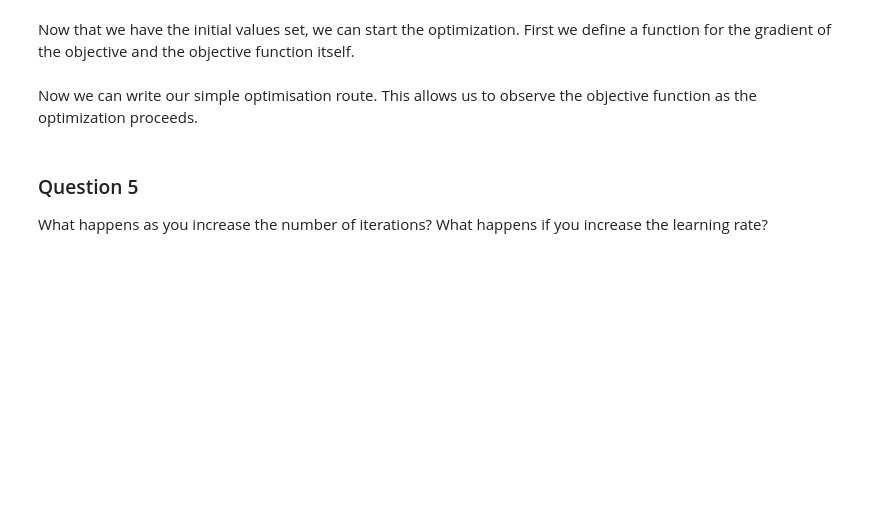
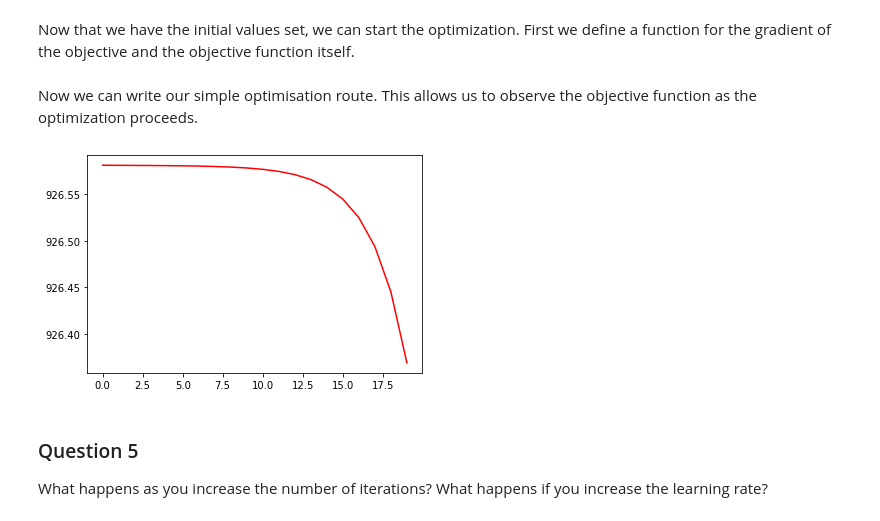
Before and after one commit to Lone5267/MLAI, a Jupyter notebook: Lab 2 - Objective Functions.ipynb, the cells around one changed output. Cells and saved outputs as stored; diff of their text form; code cells hidden in the pictures; blank space fills up the shorter version.

```diff
--- a/Lab 2 - Objective Functions.ipynb
+++ b/Lab 2 - Objective Functions.ipynb
@@ -256,8 +265,3 @@ In the steepest descent algorithm we aim to minimize the objective function by s
 ### Initialisation
 
 To start with though, we need initial values for the matrix $\mathbf{U}$ and the matrix $\mathbf{V}$. Let's create them as `pandas` data frames and initialise them randomly with small values.
-# %%
-q = 2 # the dimension of our map of the 'library'
-learn_rate = 0.01
-U = pd.DataFrame(np.random.normal(size=(nUsersInExample, q))*0.001, index=my_batch_users)
-V = pd.DataFrame(np.random.normal(size=(n_movies, q))*0.001, index=indexes_unique_movies)
@@ -264,7 +270,7 @@ V = pd.DataFrame(np.random.normal(size=(n_movies, q))*0.001, index=indexes_uniqu
 # %% [markdown]
 Now that we have the initial values set, we can start the optimization. First we define a function for the gradient of the objective and the objective function itself.
 # %%
-def objective_gradient(Y, U, V):
+def objective_gradient(Y, U, V, objs):
     gU = pd.DataFrame(np.zeros((U.shape)), index=U.index)
     gV = pd.DataFrame(np.zeros((V.shape)), index=V.index)
     obj = 0.
@@ -279,16 +285,26 @@ def objective_gradient(Y, U, V):
         obj += diff*diff
         gU.loc[user] += 2*diff*V.loc[film]
         gV.loc[film] += 2*diff*U.loc[user]
-    return obj, gU, gV
+    objs.append(obj)
+    return gU, gV
 # %% [markdown]
 Now we can write our simple optimisation route. This allows us to observe the objective function as the optimization proceeds.
-# %%
-iterations = 20
-for i in range(iterations):
-    obj, gU, gV = objective_gradient(Y, U, V)
-    print("Iteration", i, "Objective function: ", obj)
-    U -= learn_rate*gU
-    V -= learn_rate*gV
+# %%
+def run_gradient(iterations, learn_rate):
+    objs = []
+    U = pd.DataFrame(np.random.normal(size=(nUsersInExample, q))*0.001, index=my_batch_users)
+    V = pd.DataFrame(np.random.normal(size=(n_movies, q))*0.001, index=indexes_unique_movies)
+    for i in range(iterations):
+        gU, gV = objective_gradient(Y, U, V, objs)
+        U -= learn_rate*gU
+        V -= learn_rate*gV
+
+    plt.plot(np.arange(len(objs)), objs, 'r')
+    return U, V
+# %%
+U_old, V_old = run_gradient(iterations=20, learn_rate=0.01)
+# %% [output]
+[figure, added]
 # %% [markdown]
 ### Question 5
 
```
Also changed, not shown: parts of 11 cells of this notebook, 1 other file.
